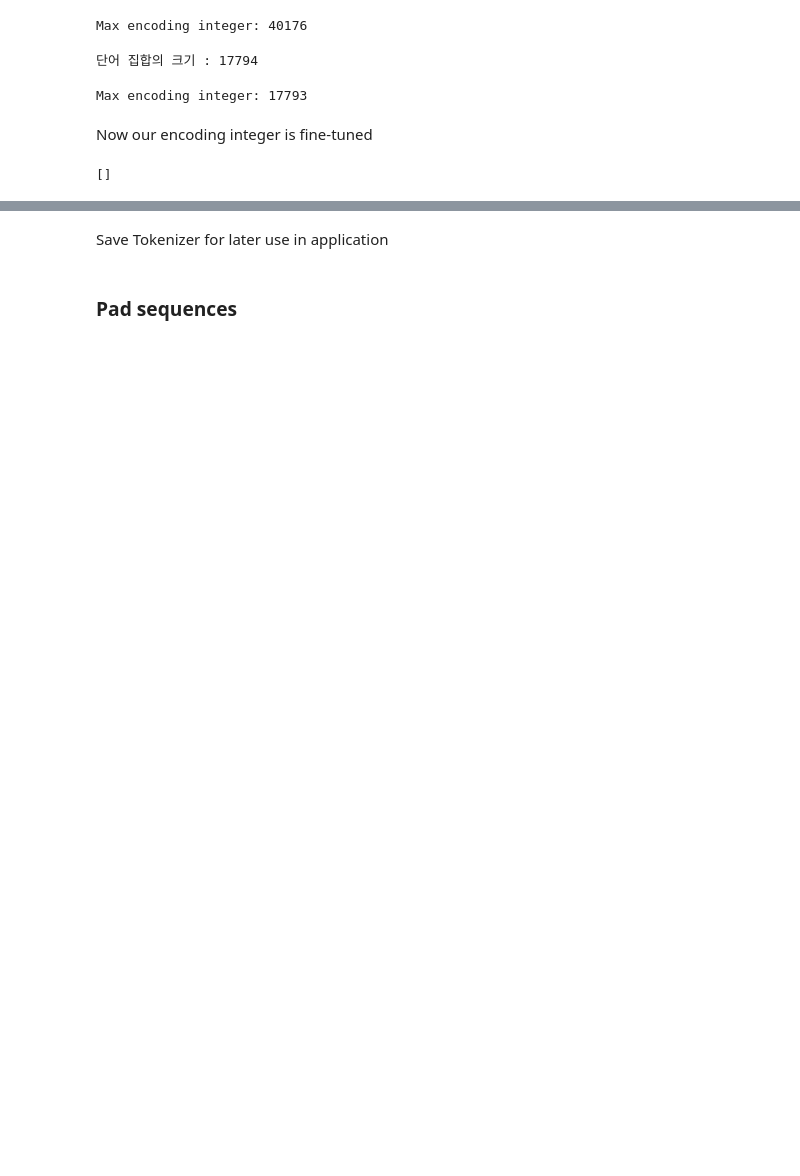
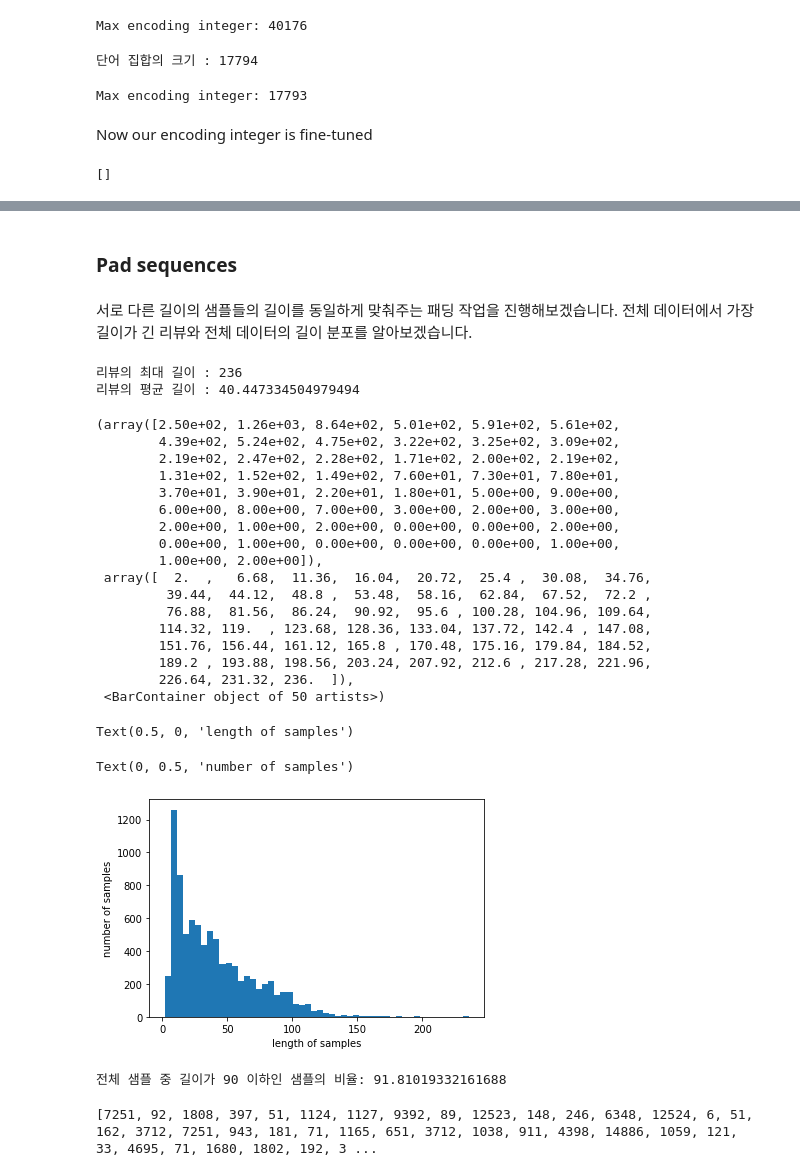
Before and after one commit to hunkim98/synopsis_lstm_multi_label, a Jupyter notebook: anime_plot_genre_lstm.ipynb, the cells around one changed output, grey strips where cells are left out. Drawn from its saved outputs; the diff is of its cells as text; code cells hidden in the pictures; blank space fills up the shorter version.

```diff
--- a/anime_plot_genre_lstm.ipynb
+++ b/anime_plot_genre_lstm.ipynb
@@ -322,19 +322,20 @@ print(drop_train)
 # %%
 from sklearn.utils import shuffle
 
-print("synopsis count: ", len(preprocessed_synopsis), " genre count: " , len(total_data))
-features, labels = shuffle(preprocessed_synopsis, total_data, random_state=RANDOM_STATE)
+print("synopsis count: ", len(tokenized_anime_synopsis), " genre count: " , len(total_data))
+features, labels = shuffle(tokenized_anime_synopsis, total_data, random_state=RANDOM_STATE)
 # Decide on number of samples for training
 # TRAIN_FRACTION is 0.7
 train_end = int(TRAIN_FRACTION * len(labels))
-train_features = np.array(features[:train_end])
-valid_features = np.array(features[train_end:])
-train_labels = np.array(labels[:train_end])
-valid_labels = np.array(labels[train_end:])
+train_features = features[:train_end]
+valid_features = features[train_end:]
+train_labels = labels[:train_end]
+print(train_labels)
+valid_labels = labels[train_end:]
 
 # Convert to arrays
-X_train, X_valid = np.array(train_features), np.array(valid_features)
-y_train, y_valid = np.array(train_labels), np.array(valid_labels)
+X_train, X_valid = train_features, valid_features
+y_train, y_valid = train_labels, valid_labels
 
-X_train.shape
-y_train.shape
+# X_train.shape
+# y_train.shape
@@ -341,4 +351,4 @@ y_train.shape
-# %% [markdown]
-Save Tokenizer for later use in application
 # %% [markdown]
 ### Pad sequences
+# %% [markdown]
+서로 다른 길이의 샘플들의 길이를 동일하게 맞춰주는 패딩 작업을 진행해보겠습니다. 전체 데이터에서 가장 길이가 긴 리뷰와 전체 데이터의 길이 분포를 알아보겠습니다.
@@ -344,0 +358,49 @@ Save Tokenizer for later use in application
+# %%
+# reference: https://wikidocs.net/44249
+print('리뷰의 최대 길이 :',max(len(review) for review in X_train))
+print('리뷰의 평균 길이 :',sum(map(len, X_train))/len(X_train))
+avg = sum(map(len, X_train))/len(X_train)
+plt.hist([len(review) for review in X_train], bins=50)
+plt.xlabel('length of samples')
+plt.ylabel('number of samples')
+plt.show()
+# %% [output]
+리뷰의 최대 길이 : 236
+리뷰의 평균 길이 : 40.447334504979494
+(array([2.50e+02, 1.26e+03, 8.64e+02, 5.01e+02, 5.91e+02, 5.61e+02,
+        4.39e+02, 5.24e+02, 4.75e+02, 3.22e+02, 3.25e+02, 3.09e+02,
+        2.19e+02, 2.47e+02, 2.28e+02, 1.71e+02, 2.00e+02, 2.19e+02,
+        1.31e+02, 1.52e+02, 1.49e+02, 7.60e+01, 7.30e+01, 7.80e+01,
+        3.70e+01, 3.90e+01, 2.20e+01, 1.80e+01, 5.00e+00, 9.00e+00,
+        6.00e+00, 8.00e+00, 7.00e+00, 3.00e+00, 2.00e+00, 3.00e+00,
+        2.00e+00, 1.00e+00, 2.00e+00, 0.00e+00, 0.00e+00, 2.00e+00,
+        0.00e+00, 1.00e+00, 0.00e+00, 0.00e+00, 0.00e+00, 1.00e+00,
+        1.00e+00, 2.00e+00]),
+ array([  2.  ,   6.68,  11.36,  16.04,  20.72,  25.4 ,  30.08,  34.76,
+         39.44,  44.12,  48.8 ,  53.48,  58.16,  62.84,  67.52,  72.2 ,
+         76.88,  81.56,  86.24,  90.92,  95.6 , 100.28, 104.96, 109.64,
+        114.32, 119.  , 123.68, 128.36, 133.04, 137.72, 142.4 , 147.08,
+        151.76, 156.44, 161.12, 165.8 , 170.48, 175.16, 179.84, 184.52,
+        189.2 , 193.88, 198.56, 203.24, 207.92, 212.6 , 217.28, 221.96,
+        226.64, 231.32, 236.  ]),
+ <BarContainer object of 50 artists>)
+Text(0.5, 0, 'length of samples')
+Text(0, 0.5, 'number of samples')
+[figure, added]
+# %%
+import math
+def below_threshold_len(max_len, nexted_list):
+    count = 0
+    for s in nexted_list:
+        if(len(s) <= max_len):
+            count = count + 1
+    print(f"전체 샘플 중 길이가 {max_len} 이하인 샘플의 비율: {(count / len(nexted_list))*100}")
+
+max_len = math.floor(avg + 50)
+below_threshold_len(max_len, X_train)
+# %% [output]
+전체 샘플 중 길이가 90 이하인 샘플의 비율: 91.81019332161688
+# %%
+print(X_train[0])
+# %% [output]
+[7251, 92, 1808, 397, 51, 1124, 1127, 9392, 89, 12523, 148, 246, 6348, 12524, 6, 51, 162, 3712, 7251, 943, 181, 71, 1165, 651, 3712, 1038, 911, 4398, 14886, 1059, 121, 33, 4695, 71, 1680, 1802, 192, 3 ...
```
Also changed, not shown: parts of 14 cells of this notebook, 2 other files.
